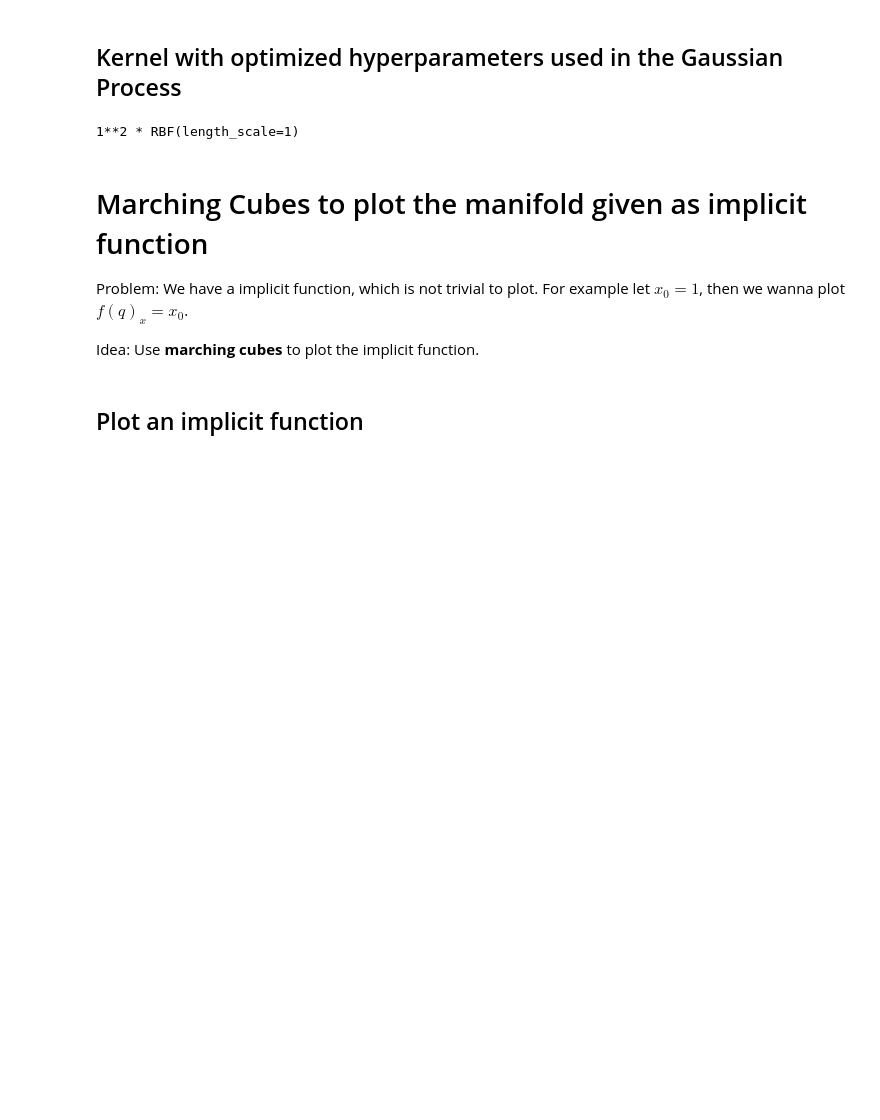
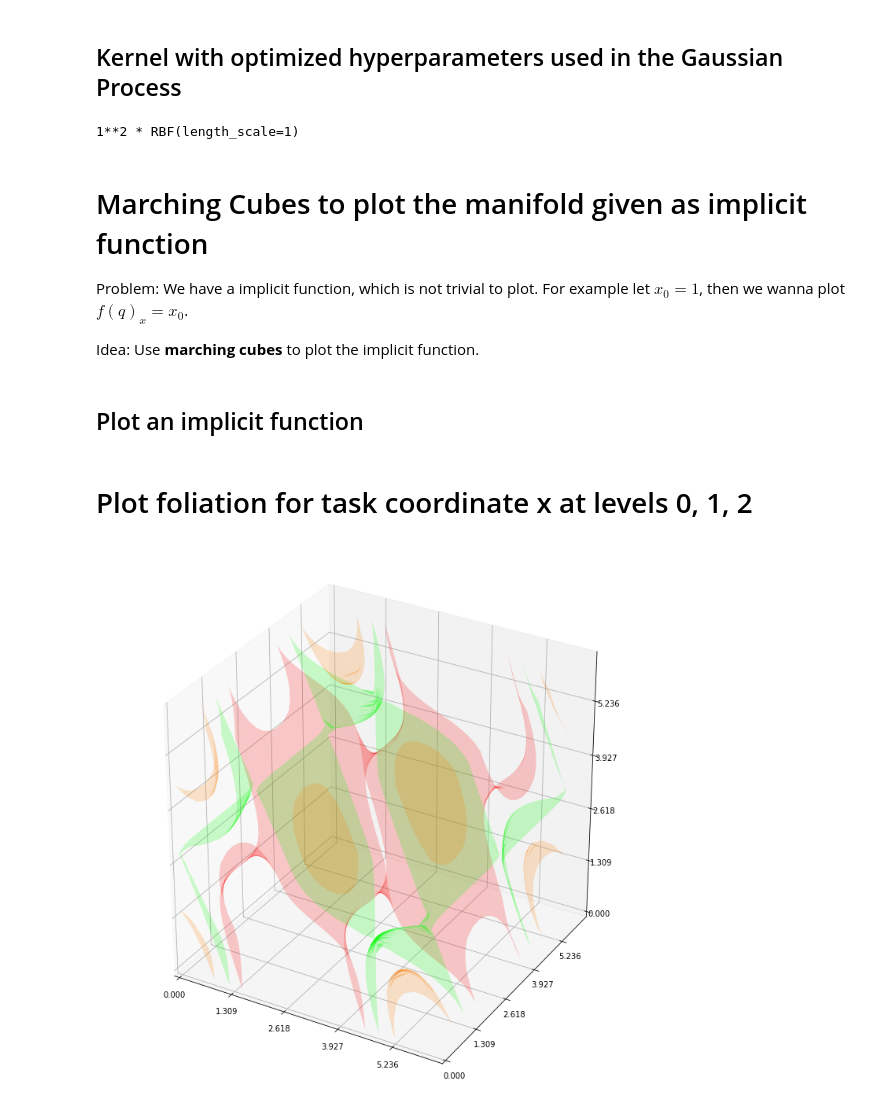
Before and after one commit to aaarne/learning-forward-kinematics, a Jupyter notebook: learn-forward-kin-trial.ipynb, the cells around one changed output. Saved outputs shown, nothing was run; the diff lists cells and outputs as text; code cells hidden in the pictures; blank space fills up the shorter version.

Commit message:
Add manifold plots

```diff
--- a/learn-forward-kin-trial.ipynb
+++ b/learn-forward-kin-trial.ipynb
@@ -360,10 +357,24 @@ def plot_implicit_function(ax, func, level,
     volume = evaluate_on_volume(func, interval, resolution)
     verts, faces, normals, values = marching_cubes(volume, level)
     mesh = Poly3DCollection(verts[faces])
+    mesh.set_edgecolor((0, 0, 0, 0))
     mesh.set_facecolor(color)
     ax.add_collection3d(mesh)
     for i in [ax.set_xlim, ax.set_ylim, ax.set_zlim]:
         i(0, resolution)
     for g, s in zip([ax.get_xticks, ax.get_yticks, ax.get_zticks],
                     [ax.set_xticklabels, ax.set_yticklabels, ax.set_zticklabels]):
-        s([f"{v:3f}" for v in (g() * (interval[1] - interval[0]) / resolution + interval[0])])
+        s([f"{v:.3f}" for v in (g() * (interval[1] - interval[0]) / resolution + interval[0])])
+# %% [markdown]
+# Plot foliation for task coordinate x at levels 0, 1, 2
+# %%
+fig = plt.figure(figsize=(10, 10))
+ax = fig.add_subplot(111, projection='3d')
+
+plot_implicit_function(ax, lambda x: gp_inference(m, x)[0], 0.0, color=(1, 0, 0, 0.2))
+plot_implicit_function(ax, lambda x: gp_inference(m, x)[0], 1.0, color=(0, 1, 0, 0.2))
+plot_implicit_function(ax, lambda x: gp_inference(m, x)[0], 2.0, color=(1, 0.5, 0, 0.2))
+plot_implicit_function(ax, lambda x: gp_inference(m, x)[0], 3.0, color=(0, 0, 1, 0.2))
+fig.tight_layout()
+# %% [output]
+[figure, added]
```
Also changed, not shown: parts of 15 cells of this notebook, 1 other file.
